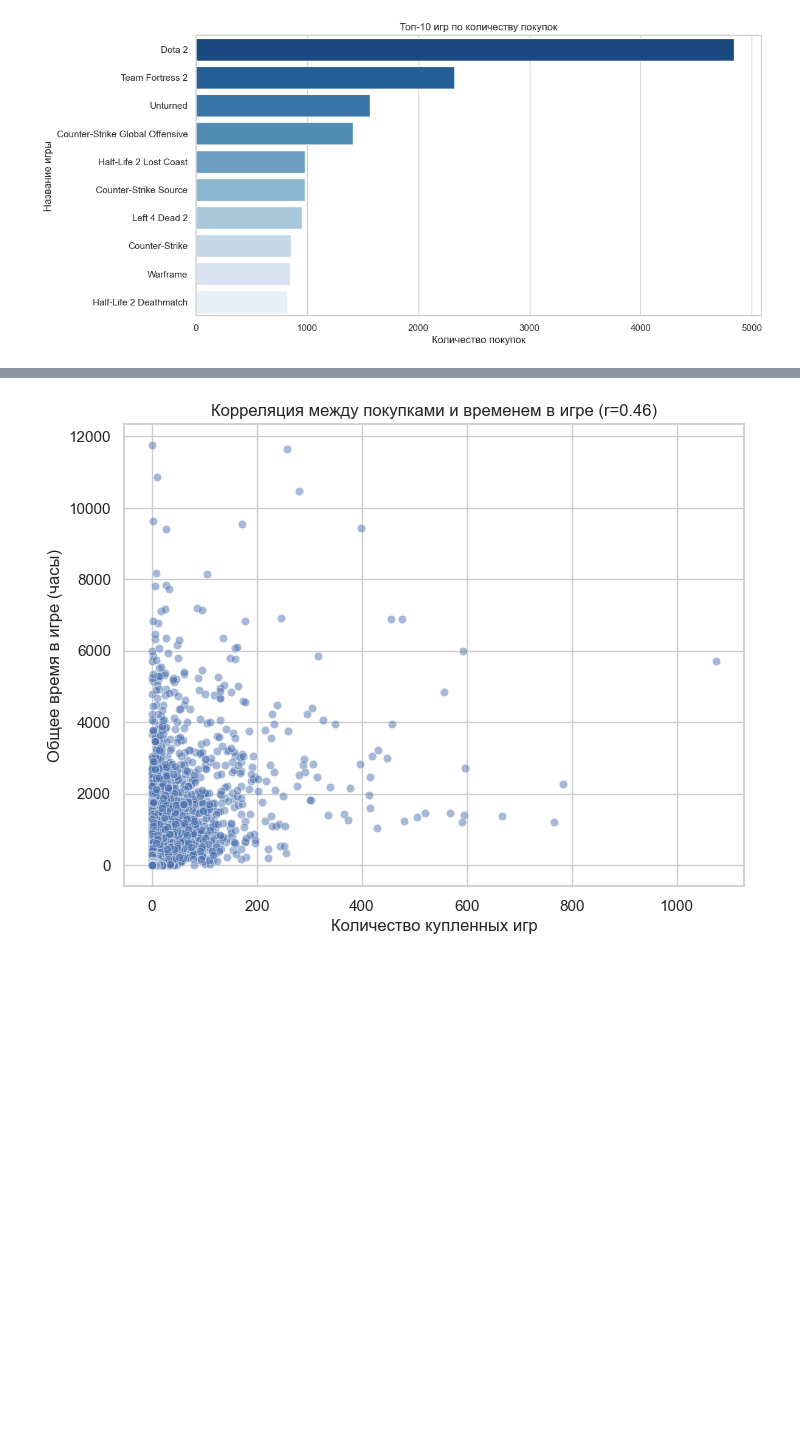
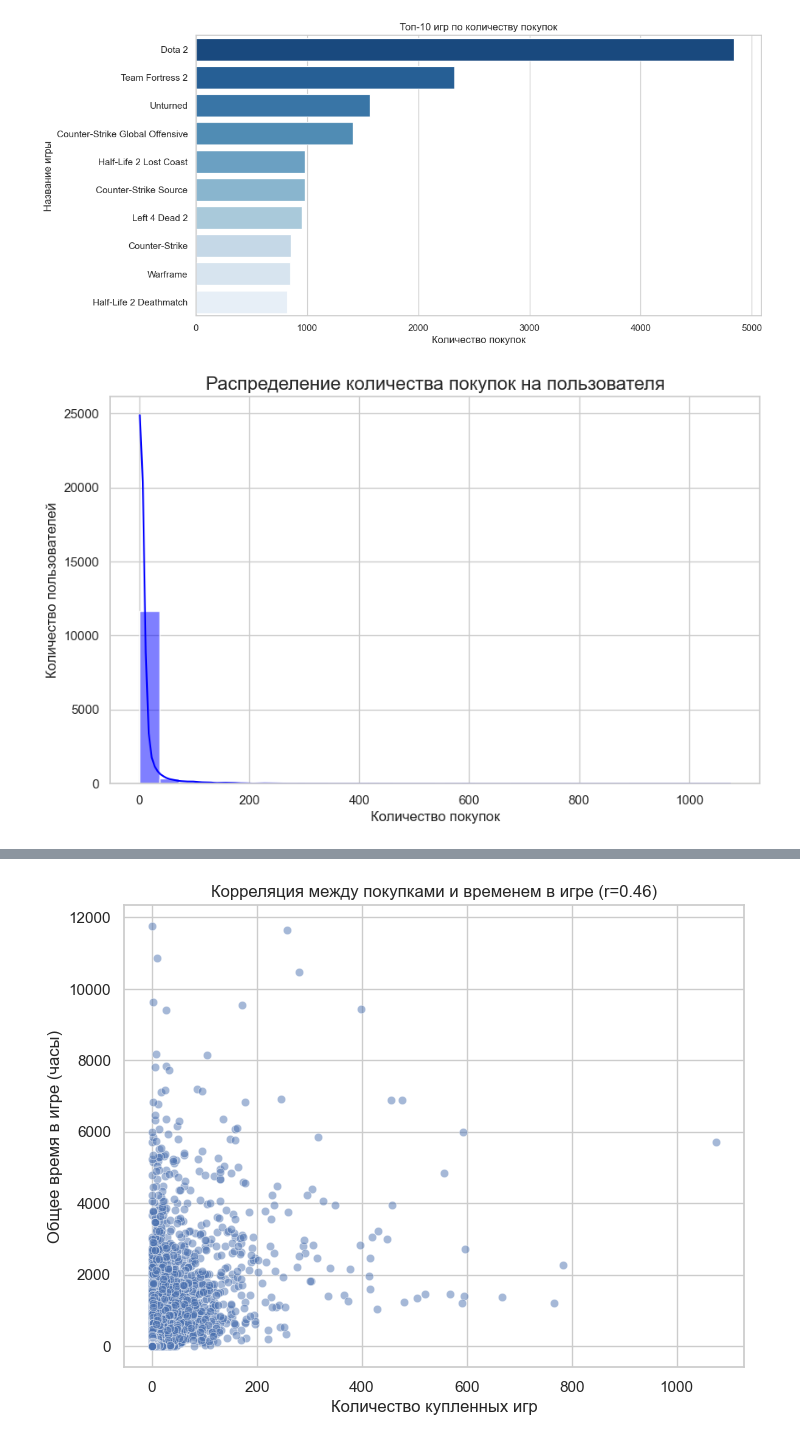
Before and after one commit to tmaxell/spbu_ml_2025_practice, a Jupyter notebook: homeworks/recap_hw1/recap.ipynb, the cells around one changed output, grey strips where cells are left out. Saved outputs shown, nothing was run; the diff lists cells and outputs as text; code cells hidden in the pictures; blank space fills up the shorter version.

```diff
--- a/homeworks/recap_hw1/recap.ipynb
+++ b/homeworks/recap_hw1/recap.ipynb
@@ -100,0 +118,9 @@ playtime_per_user = data[data["action"] == "play"].groupby("id")["hours"].sum()
+# %%
+plt.figure(figsize=(10, 6))
+sns.histplot(purchases_per_user, bins=30, kde=True, color='blue')
+plt.title('Распределение количества покупок на пользователя', fontsize=16)
+plt.xlabel('Количество покупок', fontsize=12)
+plt.ylabel('Количество пользователей', fontsize=12)
+plt.show()
+# %% [output]
+[figure, added]
```
Also changed, not shown: parts of 8 cells of this notebook.
